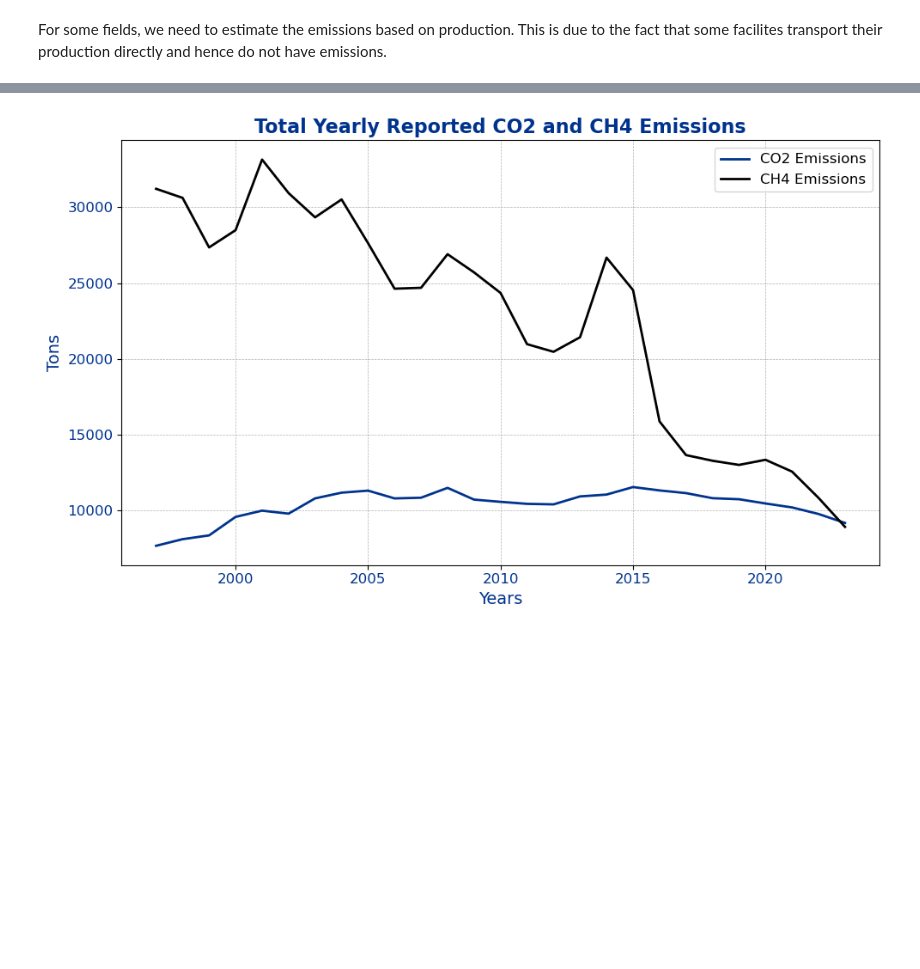
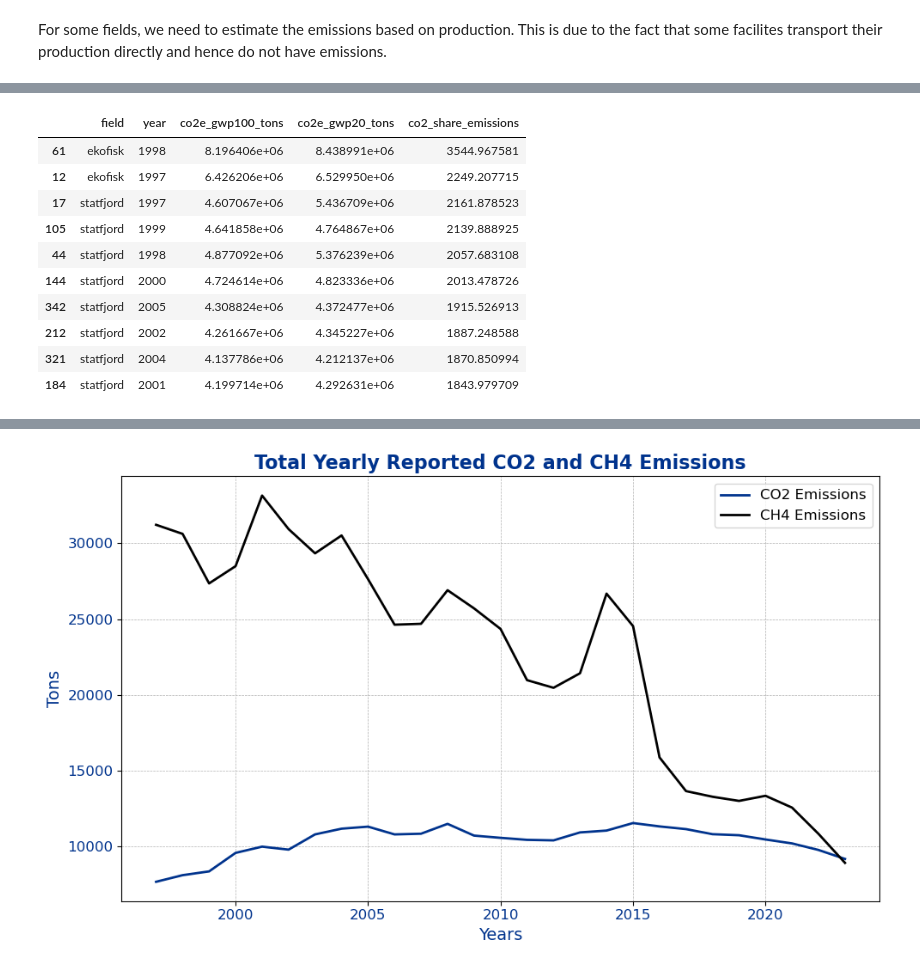
Before and after one commit to percw/Norwegian_oil_gas_decarbonization, a Jupyter notebook: notebooks/03_data_processing/03_production_and_emission_data_processing.ipynb, the cells around one changed output, grey strips where cells are left out. Cells and saved outputs as stored; diff of their text form; code cells hidden in the pictures; blank space fills up the shorter version.

```diff
--- a/notebooks/03_data_processing/03_production_and_emission_data_processing.ipynb
+++ b/notebooks/03_data_processing/03_production_and_emission_data_processing.ipynb
@@ -241,0 +561,11 @@ array(['statfjord nord', 'frøy', 'hod', 'albuskjell', 'cod', 'edda',
+# %%
+# Merging in the grouped emissions and set it on all the fields, but merge on processing field in main dataframe
+
+fields_prod_emissions_1997_2023_df = fields_prod_emissions_1997_2023_df.merge(
+    processing_production,
+    how="left",
+    left_on=["year", "processing_field"],
+    right_on=["year", "processing_field"],
+)
+
+fields_prod_emissions_1997_2023_df.head()
@@ -241,0 +624,37 @@ array(['statfjord nord', 'frøy', 'hod', 'albuskjell', 'cod', 'edda',
+# %%
+# Calculating the CO2 eq. emissions for each field's distributed emissions
+
+# GWP100
+fields_prod_emissions_1997_2023_df["co2e_gwp100_tons"] = (
+    fields_prod_emissions_1997_2023_df["co2_share_emissions"] * 1000
+    + fields_prod_emissions_1997_2023_df["ch4_share_emissions"] * 30
+    + fields_prod_emissions_1997_2023_df["nox_share_emissions"] * 296
+)
+
+# GWP20
+fields_prod_emissions_1997_2023_df["co2e_gwp20_tons"] = (
+    fields_prod_emissions_1997_2023_df["co2_share_emissions"] * 1000
+    + fields_prod_emissions_1997_2023_df["ch4_share_emissions"] * 86
+    + fields_prod_emissions_1997_2023_df["nox_share_emissions"] * 296
+)
+# %%
+# Plotting the CO2 eq. emissions for each field
+
+fields_prod_emissions_1997_2023_df["co2_share_emissions"].describe()
+
+# Printing the top 10 rows with the highest CO2 eq. emissions
+fields_prod_emissions_1997_2023_df[
+    ["field", "year", "co2e_gwp100_tons", "co2e_gwp20_tons", "co2_share_emissions"]
+].sort_values(by="co2_share_emissions", ascending=False).head(10)
+# %% [output]
+|  | field | year | co2e_gwp100_tons | co2e_gwp20_tons | co2_share_emissions |
+| 61 | ekofisk | 1998 | 8.196406e+06 | 8.438991e+06 | 3544.967581 |
+| 12 | ekofisk | 1997 | 6.426206e+06 | 6.529950e+06 | 2249.207715 |
+| 17 | statfjord | 1997 | 4.607067e+06 | 5.436709e+06 | 2161.878523 |
+| 105 | statfjord | 1999 | 4.641858e+06 | 4.764867e+06 | 2139.888925 |
+| 44 | statfjord | 1998 | 4.877092e+06 | 5.376239e+06 | 2057.683108 |
+| 144 | statfjord | 2000 | 4.724614e+06 | 4.823336e+06 | 2013.478726 |
+| 342 | statfjord | 2005 | 4.308824e+06 | 4.372477e+06 | 1915.526913 |
+| 212 | statfjord | 2002 | 4.261667e+06 | 4.345227e+06 | 1887.248588 |
+| 321 | statfjord | 2004 | 4.137786e+06 | 4.212137e+06 | 1870.850994 |
+| 184 | statfjord | 2001 | 4.199714e+06 | 4.292631e+06 | 1843.979709 |
```
Also changed, not shown: parts of 32 cells of this notebook, 1 other file.
